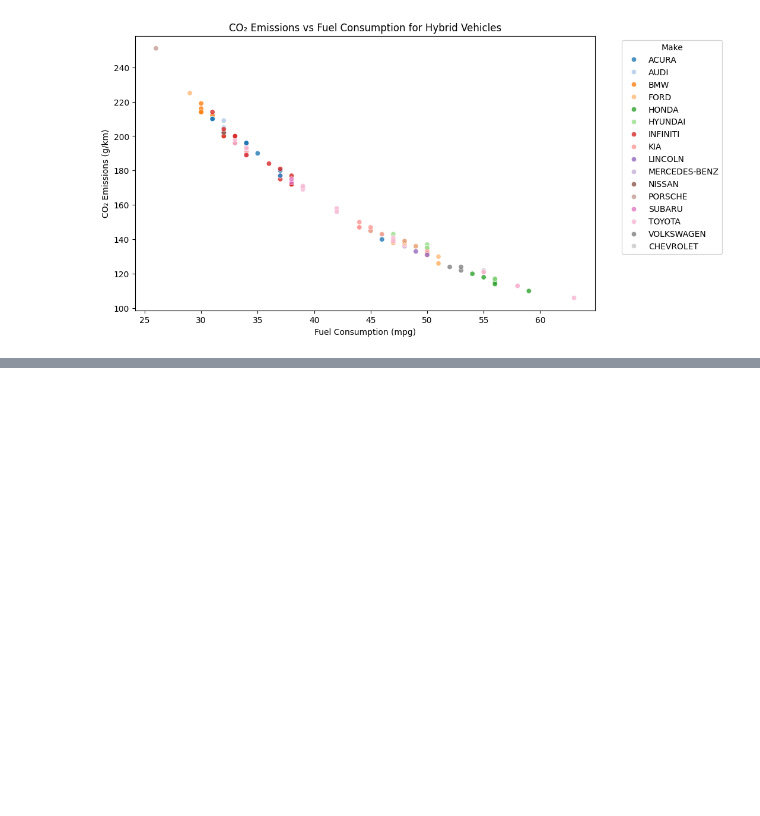
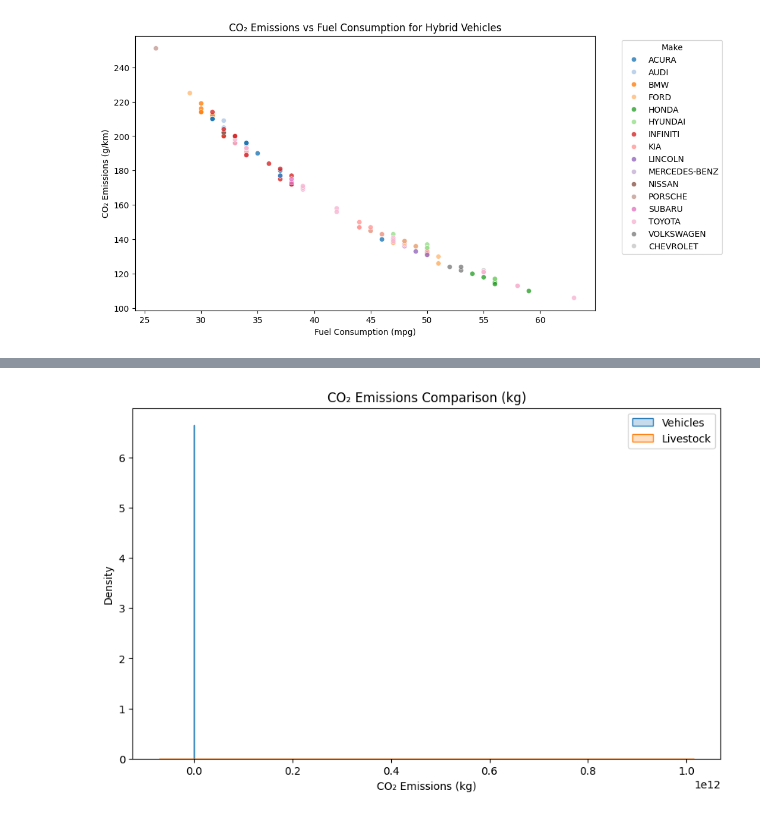
Before and after one commit to dfintel25/Emissions_Analysis_Capstone, a Jupyter notebook: notebooks/emissions_analysis_vehicle.ipynb, the cells around one changed output, grey strips where cells are left out. Saved outputs shown, nothing was run; the diff lists cells and outputs as text; code cells hidden in the pictures; blank space fills up the shorter version.

Commit message:
added a comparison ipynb, cycled through various attribute analyses refinements

```diff
--- a/notebooks/emissions_analysis_vehicle.ipynb
+++ b/notebooks/emissions_analysis_vehicle.ipynb
@@ -283,0 +326,12 @@ plt.show()
+# %%
+conn = sqlite3.connect(db_path)  # path to your emissionsdata.sqlite
+
+# Read vehicle emissions
+vehicle_df = pd.read_sql("SELECT * FROM vehicle_emissions;", conn)
+
+# Read livestock emissions
+livestock_df = pd.read_sql("SELECT * FROM livestock_emissions;", conn)
+
+# Optional: preview
+print(vehicle_df.head())
+print(livestock_df.head())
@@ -283,0 +356,11 @@ plt.show()
+# %%
+plt.figure(figsize=(10,6))
+sns.kdeplot(vehicle_df['co2_emissions_kg'], fill=True, label='Vehicles')
+sns.kdeplot(livestock_df['co2_emissions_kg'], fill=True, label='Livestock')
+plt.title('CO₂ Emissions Comparison (kg)')
+plt.xlabel('CO₂ Emissions (kg)')
+plt.ylabel('Density')
+plt.legend()
+plt.show()
+# %% [output]
+[figure, added]
```
Also changed, not shown: parts of 8 cells of this notebook, 3 other files.
